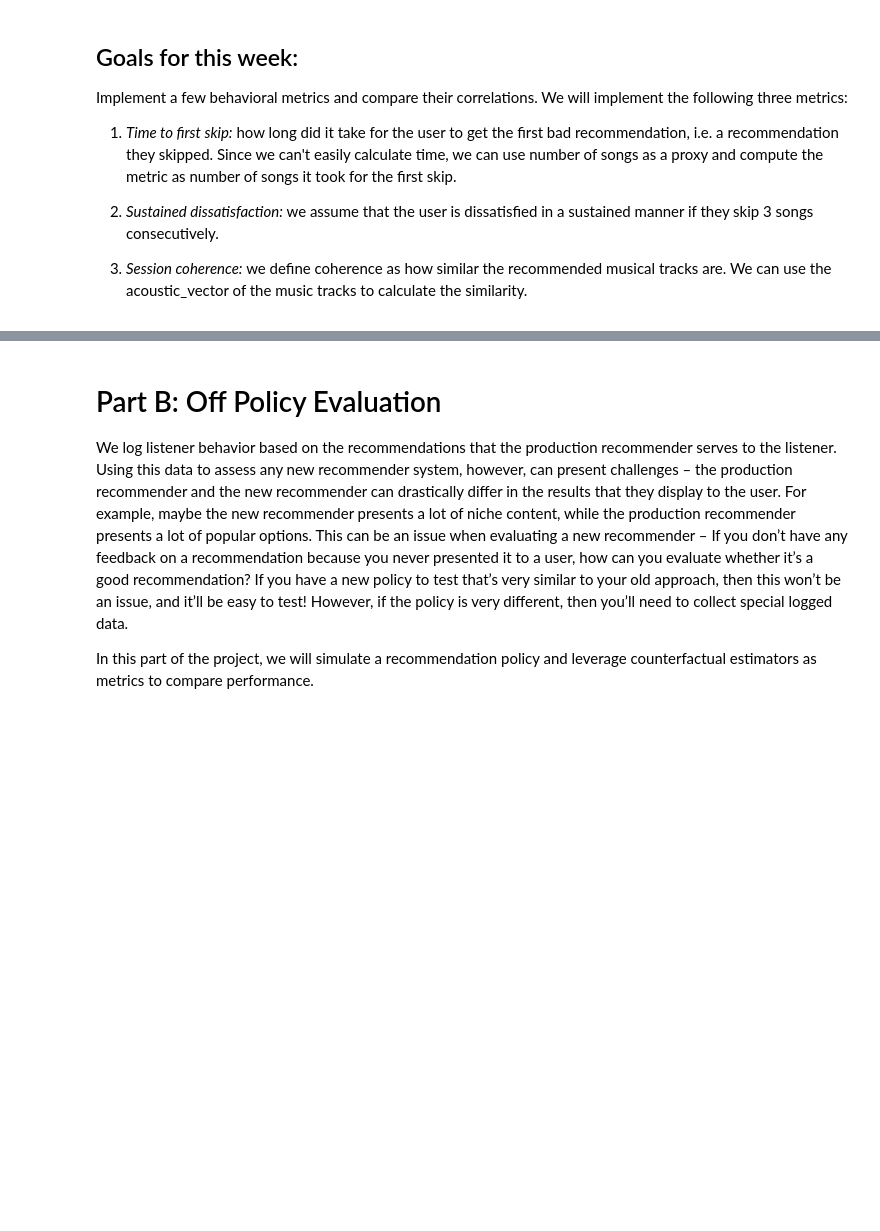
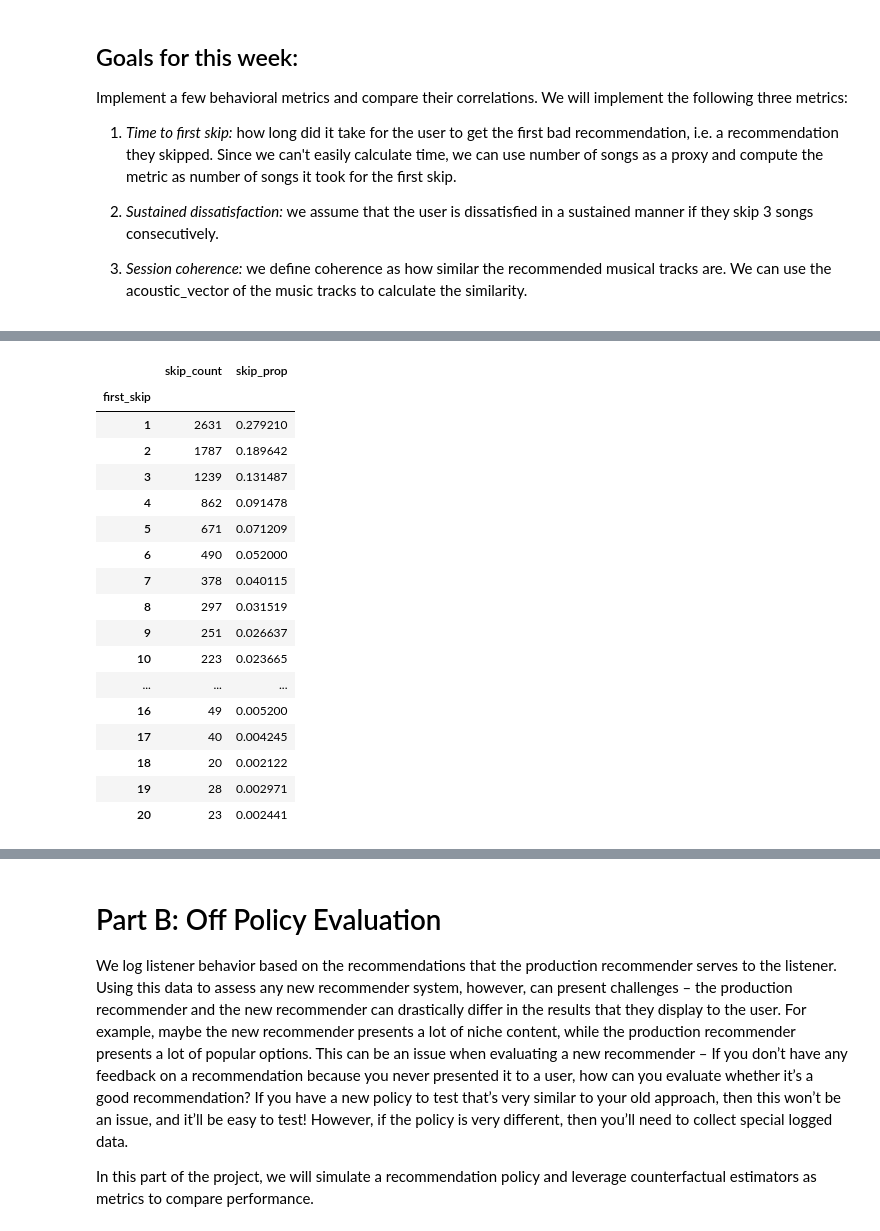
Before and after one commit to eduardo-escoto/corise_recsys_course, a Jupyter notebook: project_4/week4_evaluation.ipynb, the cells around one changed output, grey strips where cells are left out. Drawn from its saved outputs; the diff is of its cells as text; code cells hidden in the pictures; blank space fills up the shorter version.

```diff
--- a/project_4/week4_evaluation.ipynb
+++ b/project_4/week4_evaluation.ipynb
@@ -123,0 +174,3 @@ Implement a few behavioral metrics and compare their correlations. We will imple
+# %%
+first_skip_df = calc_time_to_first_skip(log, ret_raw_df=True)
+first_skip_df.head()
@@ -123,0 +184,34 @@ Implement a few behavioral metrics and compare their correlations. We will imple
+# %%
+def calc_skip_props(df):
+    skip_props = (
+        df["ttf_skip"]
+        .value_counts()
+        .sort_index()
+        .reset_index()
+        .rename({"index": "first_skip", "ttf_skip": "skip_count"}, axis=1)
+        .astype(int)
+        .set_index("first_skip")
+    )
+    skip_props["skip_prop"] = skip_props["skip_count"] / skip_props["skip_count"].sum()
+    return skip_props
+# %%
+calc_skip_props(first_skip_df)
+# %% [output]
+|  | skip_count | skip_prop |
+| first_skip |  |  |
+| 1 | 2631 | 0.279210 |
+| 2 | 1787 | 0.189642 |
+| 3 | 1239 | 0.131487 |
+| 4 | 862 | 0.091478 |
+| 5 | 671 | 0.071209 |
+| 6 | 490 | 0.052000 |
+| 7 | 378 | 0.040115 |
+| 8 | 297 | 0.031519 |
+| 9 | 251 | 0.026637 |
+| 10 | 223 | 0.023665 |
+| ... | ... | ... |
+| 16 | 49 | 0.005200 |
+| 17 | 40 | 0.004245 |
+| 18 | 20 | 0.002122 |
+| 19 | 28 | 0.002971 |
+| 20 | 23 | 0.002441 |
```
Also changed, not shown: parts of 43 cells of this notebook, 1 other file.
